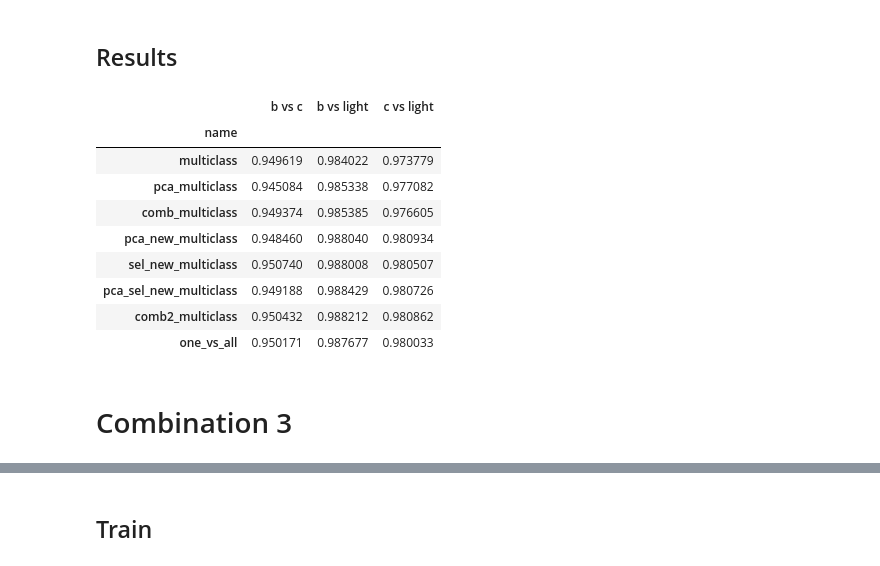
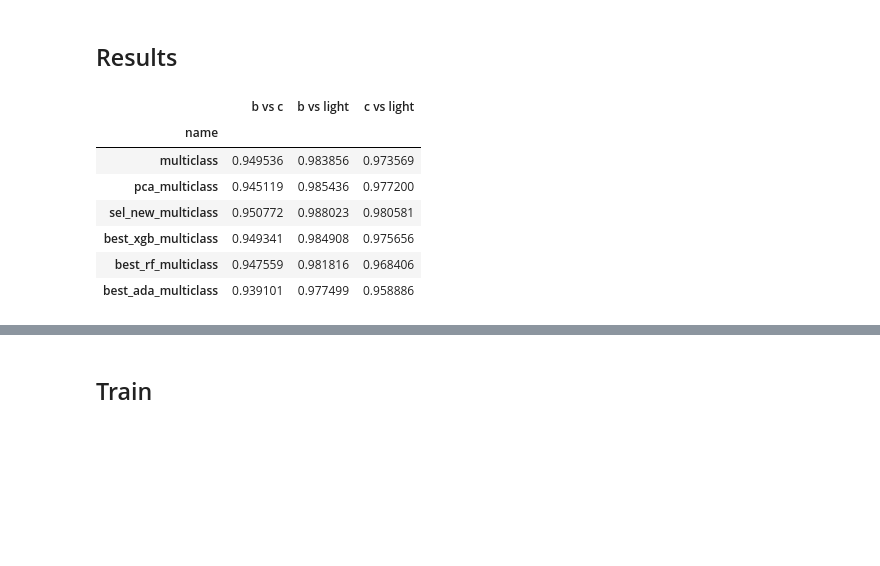
Before and after one commit to tlikhomanenko/jet_tagging_LHCb, a Jupyter notebook: jet-tagging.ipynb, the cells around one changed output, grey strips where cells are left out. Cells and saved outputs as stored; diff of their text form; code cells hidden in the pictures; blank space fills up the shorter version.

```diff
--- a/jet-tagging.ipynb
+++ b/jet-tagging.ipynb
@@ -543,0 +476,18 @@ light_vs_all_labels = (labels == 2) * 1
+# %%
+from sklearn.grid_search import GridSearchCV
+from rep.utils import train_test_split
+from sklearn.ensemble import AdaBoostClassifier
+from sklearn.tree import DecisionTreeClassifier
+
+train_train_data, test_data, train_labels, test_labels = train_test_split(train_data, labels, test_size=0.3)
+
+grid_param = {}
+grid_param['learning_rate'] = [0.1, 0.05, 0.01]
+grid_param['max_depth'] = [4, 8, 12, None]
+
+ada_base = AdaBoostClassifier(base_estimator=DecisionTreeClassifier(max_depth=8, max_features='auto', class_weight='balanced'),
+                             n_estimators=1000, learning_rate=0.01)
+
+grid_ada = GridSearchCV(estimator=ada_base, param_grid=grid_param, cv=2,
+                    scoring=MyMeanRocAucScorer(test_data, test_labels), n_jobs=8)
+grid_ada.fit(train_train_data, train_labels)
@@ -617,2 +500,8 @@ one_vs_all_probas = one_vs_all_probas/one_vs_all_probas.sum(axis=1, keepdims=Tru
+# %%
+ada_best = grid_ada.best_estimator_
+best_ada_multi_folding = FoldingClassifier(ada_best, n_folds=2, random_state=11)
+%time best_ada_multi_folding.fit(train_data, labels)
+# %%
+best_ada_multi_proba = best_ada_multi_folding.predict_proba(train_data)
 # %% [markdown]
 ## Results
@@ -621,25 +508,21 @@ one_vs_all_results = get_result(one_vs_all_probas, labels, "one_vs_all")
+# %%
+best_ada_multi_results = get_result(best_ada_multi_proba, labels, "best_ada_multiclass")
 # %%
 result = pandas.concat([multiclass_result,
                         pca_multiclass_result,
-                        comb_multiclass_result,
-                        pca_new_multi_results,
                         sel_new_multi_results,
-                        pca_sel_new_multi_results,
-                        comb2_multi_results,
-                        one_vs_all_results])
+                        best_xgb_multi_results,
+                        best_rf_multi_results,
+                        best_ada_multi_results])
 result.index = result['name']
 result = result.drop('name', axis=1)
 result
 # %% [output]
 |  | b vs c | b vs light | c vs light |
 | name |  |  |  |
-| multiclass | 0.949619 | 0.984022 | 0.973779 |
-| pca_multiclass | 0.945084 | 0.985338 | 0.977082 |
-| comb_multiclass | 0.949374 | 0.985385 | 0.976605 |
-| pca_new_multiclass | 0.948460 | 0.988040 | 0.980934 |
-| sel_new_multiclass | 0.950740 | 0.988008 | 0.980507 |
-| pca_sel_new_multiclass | 0.949188 | 0.988429 | 0.980726 |
-| comb2_multiclass | 0.950432 | 0.988212 | 0.980862 |
-| one_vs_all | 0.950171 | 0.987677 | 0.980033 |
+| multiclass | 0.949536 | 0.983856 | 0.973569 |
+| pca_multiclass | 0.945119 | 0.985436 | 0.977200 |
+| sel_new_multiclass | 0.950772 | 0.988023 | 0.980581 |
+| best_xgb_multiclass | 0.949341 | 0.984908 | 0.975656 |
+| best_rf_multiclass | 0.947559 | 0.981816 | 0.968406 |
+| best_ada_multiclass | 0.939101 | 0.977499 | 0.958886 |
-# %% [markdown]
-# Combination 3
```
Also changed, not shown: parts of 109 cells of this notebook.
